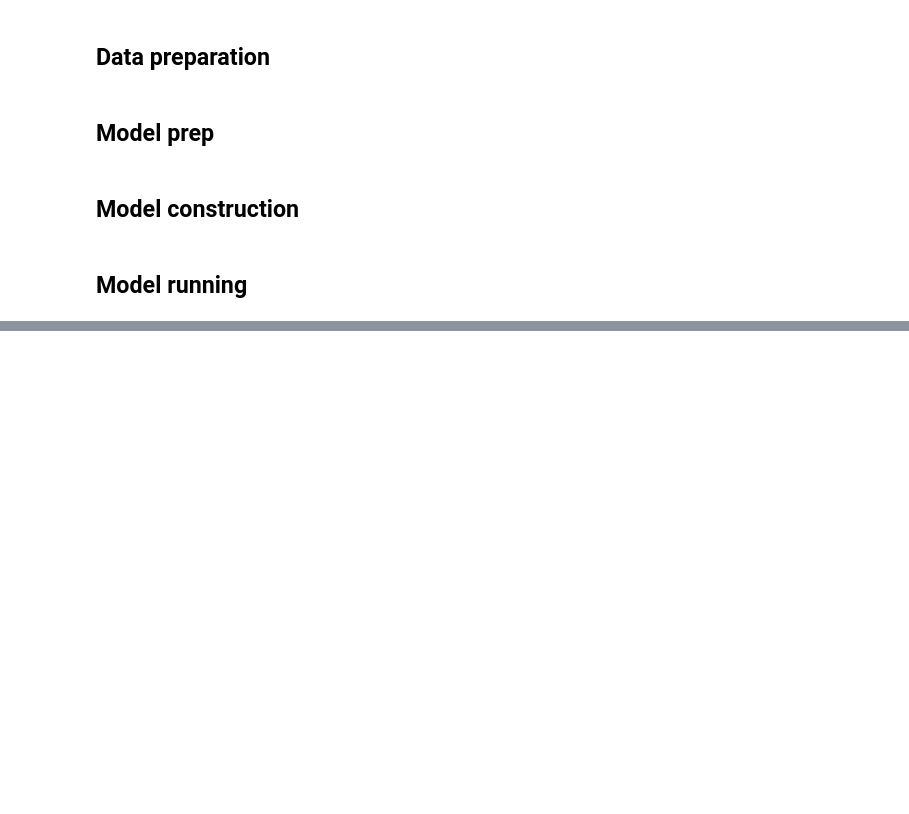
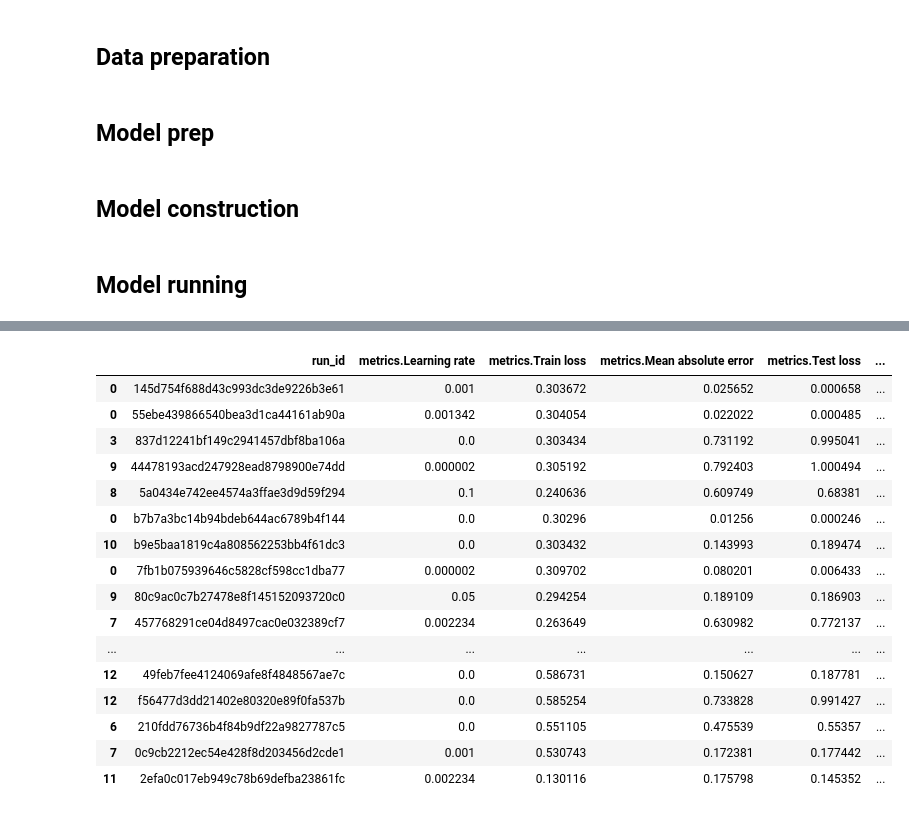
Before and after one commit to trdvangraft/thesis, a Jupyter notebook: metaengineering/collectors/stiochiometric.ipynb, the cells around one changed output, grey strips where cells are left out. Saved outputs shown, nothing was run; the diff lists cells and outputs as text; code cells hidden in the pictures; blank space fills up the shorter version.

```diff
--- a/metaengineering/collectors/stiochiometric.ipynb
+++ b/metaengineering/collectors/stiochiometric.ipynb
@@ -310,9 +300,8 @@ model_config = {
 }
 
 @mlflow_mixin
-def run_one_training(model_config, metabolite_id, checkpoint_dir):
+def run_one_training(model_config, samples, checkpoint_dir):
     print(f"creating model {model_config=}")
-    samples = get_samples_hetero_graph(metabolite_id)
     params = model_config
     run_id = model_config['mlflow']['tags']['mlflow.parentRunId']
     with mlflow.start_run(nested=True) as run:
@@ -493,7 +485,8 @@ HYPERPARAMETERS = {
     "batch_size": tune.choice([2, 4, 8]),
     "learning_rate": tune.choice([0.1, 0.05, 0.01, 0.001]),
     "sgd_momentum": tune.choice([0.9, 0.8, 0.5]),
-    "scheduler_gamma": tune.choice([0.995, 0.9, 0.8, 0.5, 1]),
+    "scheduler_gamma": tune.choice([0.995, 1]),
+    "aggr_strategy": tune.choice(['mean', 'sum']),
     "model_embedding_size": tune.choice([8, 16, 32, 64, 128]),
     "model_attention_heads": tune.choice([1, 2, 3, 4]),
     "model_layers": tune.choice([1, 3, 5, 7]),
@@ -501,7 +515,10 @@ HYPERPARAMETERS = {
 # %%
-def tune_metabolite_hyper_parameters(metabolite_id, experiment_name, num_samples=10):
-    # mlflow.set_tracking_uri(mlflow.get_tracking_uri())
-    # mlflow.set_experiment(experiment_name=experiment_name)
+def tune_metabolite_hyper_parameters(
+    experiment_name,
+    train_samples,
+    test_samples,
+    num_samples=10,
+):
 
     parent_id = mlflow.active_run().info.run_id if mlflow.active_run() else None
 
@@ -518,13 +535,13 @@ def tune_metabolite_hyper_parameters(metabolite_id, experiment_name, num_samples
 
     trainable = tune.with_parameters(
         run_one_training,
-        metabolite_id=metabolite_id,
+        train_samples=train_samples,
+        test_samples=test_samples,
         checkpoint_dir=None,
     )
 
     result = tune.run(
         trainable,
-        # resources_per_trial={"cpu": 1, "gpu": 1},
         config={
             **HYPERPARAMETERS,
             "mlflow": {
@@ -670,0 +589,58 @@ Number of trials: 16/16 (10 RUNNING, 6 TERMINATED)
+# %%
+import mlflow
+from mlflow.entities import ViewType, Run
+from mlflow import MlflowClient
+
+# MlflowClient().search_experiments(
+
+# )
+
+# run = MlflowClient().search_runs(
+#   experiment_ids="0",
+#   filter_string="",
+#   run_view_type=ViewType.ACTIVE_ONLY,
+#   max_results=1,
+#   order_by=["metrics.accuracy DESC"]
+# )[0]
+
+modes = ['unfiltered', 'strict', 'all']
+
+experiments = []
+
+for mode in modes:
+    experiment_query = f"name = 'metabolite_gnn_sweep_full_{mode}'"
+    experiments.append([exp.experiment_id for exp in mlflow.search_experiments(max_results=1, filter_string=experiment_query)][0])
+print(experiments)
+
+run_query = f"tags.mlflow.runName = 'model_gat_node_embeddings'"
+newest_root_runs = mlflow.search_runs(experiment_ids=experiments, max_results=3, filter_string=run_query)['run_id'].values.tolist()
+
+optimal_runs = []
+
+for newest_root_run, mode in zip(newest_root_runs, modes):
+    run_query = f"tags.mlflow.parentRunId = '{newest_root_run}'"
+    metabolite_runs: List[Run] = mlflow.search_runs(experiment_ids=experiments, filter_string=run_query, output_format='list')
+
+    for metabolite_run in metabolite_runs:
+        metabolite_id = metabolite_run.data.tags['mlflow.runName'].strip('model_')
+        run_query = f"tags.mlflow.parentRunId = '{metabolite_run.info.run_id}'"
+        runs = mlflow.search_runs(experiment_ids=experiments, filter_string=run_query)
+
+        if 'metrics.R2 score' not in runs.columns:
+            continue
+
+        # print(runs)
+        runs = runs.assign(
+            metabolite_id=metabolite_id,
+            mode=f"metabolite_gnn_sweep_full_{mode}",
+            strategy=Strategy.ONE_VS_ALL
+        ).fillna(0.0)
+        optimal_runs.append(runs.loc[runs['metrics.R2 score'].idxmax()].to_frame())
+
+result = pd.concat(optimal_runs, axis=1).T \
+    .drop(
+        ['experiment_id', 'status', 'artifact_uri', 'start_time', 'end_time', 'tags.mlflow.source.git.commit', 'tags.mlflow.source.type', 'tags.mlflow.user', 'params.mlflow', 'tags.mlflow.runName', 'tags.mlflow.parentRunId', 'tags.mlflow.source.name'],
+        axis=1
+    )
+result
+# %% [output]
@@ -670,0 +648,17 @@ Number of trials: 16/16 (10 RUNNING, 6 TERMINATED)
+|  | run_id | metrics.Learning rate | metrics.Train loss | metrics.Mean absolute error | metrics.Test loss | ... |
+| 0 | 145d754f688d43c993dc3de9226b3e61 | 0.001 | 0.303672 | 0.025652 | 0.000658 | ... |
+| 0 | 55ebe439866540bea3d1ca44161ab90a | 0.001342 | 0.304054 | 0.022022 | 0.000485 | ... |
+| 3 | 837d12241bf149c2941457dbf8ba106a | 0.0 | 0.303434 | 0.731192 | 0.995041 | ... |
+| 9 | 44478193acd247928ead8798900e74dd | 0.000002 | 0.305192 | 0.792403 | 1.000494 | ... |
+| 8 | 5a0434e742ee4574a3ffae3d9d59f294 | 0.1 | 0.240636 | 0.609749 | 0.68381 | ... |
+| 0 | b7b7a3bc14b94bdeb644ac6789b4f144 | 0.0 | 0.30296 | 0.01256 | 0.000246 | ... |
+| 10 | b9e5baa1819c4a808562253bb4f61dc3 | 0.0 | 0.303432 | 0.143993 | 0.189474 | ... |
+| 0 | 7fb1b075939646c5828cf598cc1dba77 | 0.000002 | 0.309702 | 0.080201 | 0.006433 | ... |
+| 9 | 80c9ac0c7b27478e8f145152093720c0 | 0.05 | 0.294254 | 0.189109 | 0.186903 | ... |
+| 7 | 457768291ce04d8497cac0e032389cf7 | 0.002234 | 0.263649 | 0.630982 | 0.772137 | ... |
+| ... | ... | ... | ... | ... | ... | ... |
+| 12 | 49feb7fee4124069afe8f4848567ae7c | 0.0 | 0.586731 | 0.150627 | 0.187781 | ... |
+| 12 | f56477d3dd21402e80320e89f0fa537b | 0.0 | 0.585254 | 0.733828 | 0.991427 | ... |
+| 6 | 210fdd76736b4f84b9df22a9827787c5 | 0.0 | 0.551105 | 0.475539 | 0.55357 | ... |
+| 7 | 0c9cb2212ec54e428f8d203456d2cde1 | 0.001 | 0.530743 | 0.172381 | 0.177442 | ... |
+| 11 | 2efa0c017eb949c78b69defba23861fc | 0.002234 | 0.130116 | 0.175798 | 0.145352 | ... |
```
Also changed, not shown: parts of 13 cells of this notebook, 11 other files.
